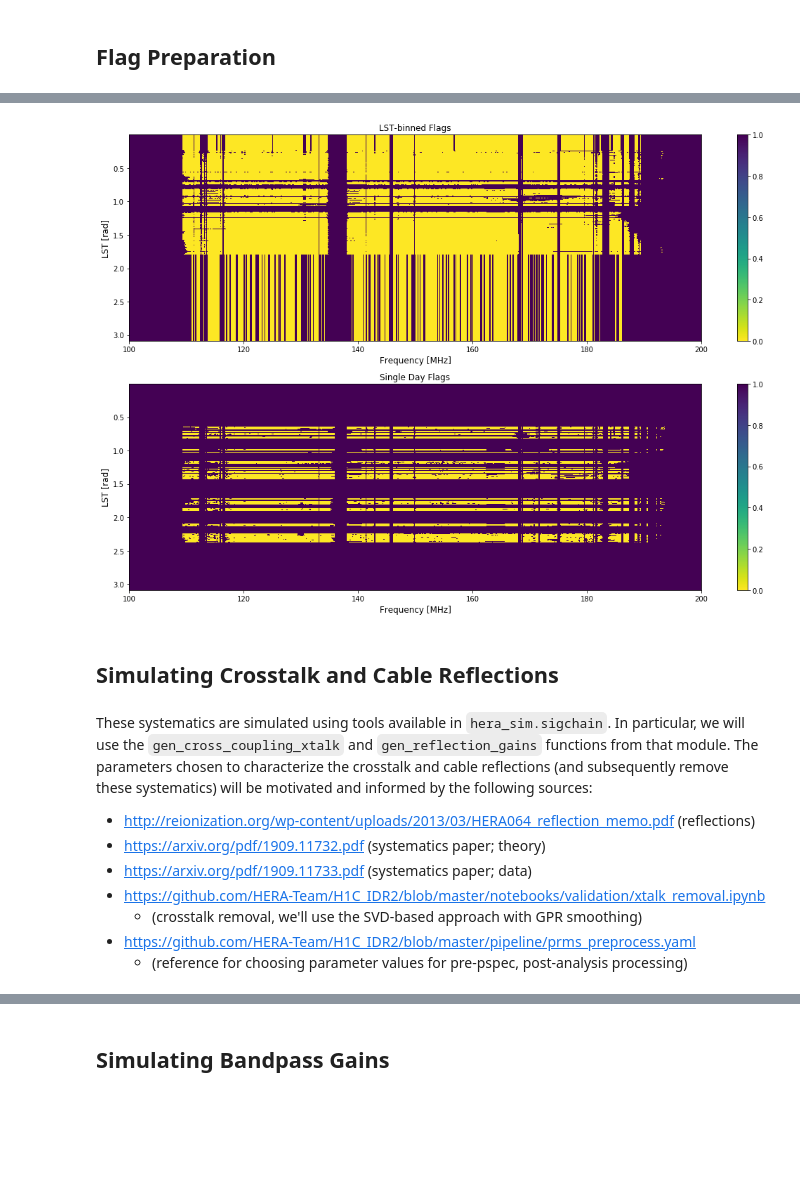
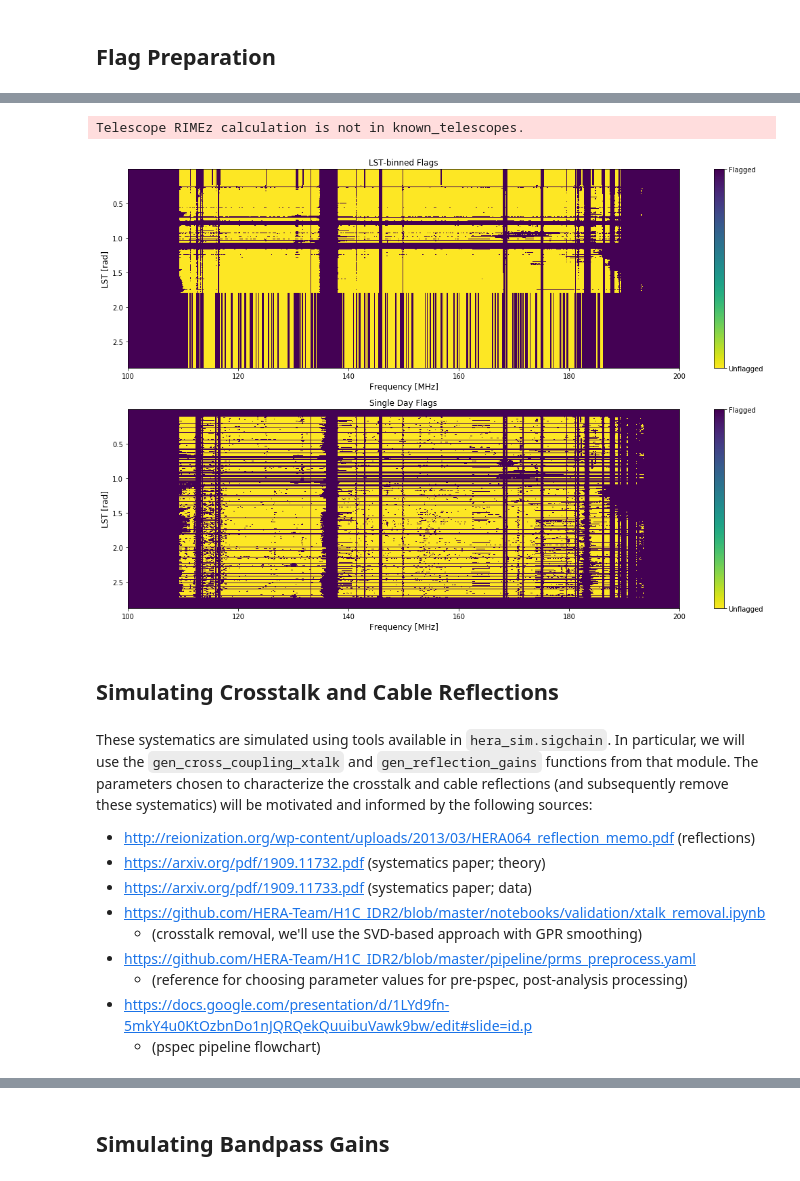
Before and after one commit to HERA-Team/hera-validation, a Jupyter notebook: test-series/3/test-3.2.0.ipynb, the cells around one changed output, grey strips where cells are left out. Cells and saved outputs as stored; diff of their text form; code cells hidden in the pictures; blank space fills up the shorter version.

Commit message:
Some minor updates. Changed reflections touse only one reflection per antenna. Updated how RFI flags are calculated from a single day.

```diff
--- a/test-series/3/test-3.2.0.ipynb
+++ b/test-series/3/test-3.2.0.ipynb
@@ -297,13 +270,0 @@ False
-# %%
-flags = np.zeros((uvc.Nfreqs, uvc.Ntimes), dtype=np.bool)
-for flags_ in uvc.flag_array[:,0,:,:,0]:
-    if np.all(flags_): continue
-    flags = np.logical_or(flags, flags_)
-flags = flags.T
-flag_lsts = pyuvdata.utils.get_lst_for_time(
-    np.unique(uvc.time_array), *uvd.telescope_location_lat_lon_alt_degrees
-)
-flag_lsts = (flag_lsts + np.pi) % (2 * np.pi) - np.pi
-flag_freqs = uvf.freq_array.flatten()
-flag_spline = RectBivariateSpline(flag_lsts, flag_freqs, flags, kx=1, ky=1)
-use_flags_v2 = flag_spline(lsts, freqs).astype(np.bool)
@@ -309,0 +285,3 @@ use_flags_v2 = flag_spline(lsts, freqs).astype(np.bool)
+# %%
+def wrap_lsts(lsts):
+    return (lsts + np.pi) % (2 * np.pi) - np.pi
@@ -310,22 +308,45 @@ use_flags_v2 = flag_spline(lsts, freqs).astype(np.bool)
+# %%
+flag_times = np.hstack(tuple([times_ for times_ in cal_smoother.cal_times.values()]))
+flag_freqs = list(cal_smoother.cal_freqs.values())[0]
+flag_lsts = pyuvdata.utils.get_lst_for_time(
+    flag_times, *uvd.telescope_location_lat_lon_alt_degrees
+)
+flag_lsts = wrap_lsts(flag_lsts)
+flags = np.ones((flag_times.size, flag_freqs.size), dtype=bool)
+for flags_ in cal_smoother.flag_grids.values():
+    flags = np.logical_and(flags, flags_)
+flag_spline_v2 = RectBivariateSpline(flag_lsts, flag_freqs, flags.astype(float), kx=1, ky=1)
+# %%
+uvd = UVData()
+uvd.read_uvh5(use_files)
+# %% [output]
+Telescope RIMEz calculation is not in known_telescopes.
+# %%
+lsts = np.unique(uvd.lst_array)
+freqs = uvd.freq_array.flatten()
+use_flags_v1 = flag_spline_v1(lsts, freqs).astype(np.bool)
+use_flags_v2 = flag_spline_v2(lsts, freqs).astype(np.bool)
 # %%
 fig = plt.figure(figsize=(15,10))
 ax1 = fig.add_subplot(211)
 ax2 = fig.add_subplot(212)
 ax1.set_title("LST-binned Flags", fontsize=12)
 ax2.set_title("Single Day Flags", fontsize=12)
 for ax in (ax1, ax2):
     ax.set_xlabel("Frequency [MHz]", fontsize=12)
     ax.set_ylabel("LST [rad]", fontsize=12)
 cmap = "viridis_r"
 extent = (freqs.min() / 1e6, freqs.max() / 1e6, lsts.max(), lsts.min())
 cax1 = ax1.imshow(use_flags_v1.astype(float), aspect='auto', extent=extent, cmap=cmap)
 cax2 = ax2.imshow(use_flags_v2.astype(float), aspect='auto', extent=extent, cmap=cmap)
 for ax, cax in zip((ax1, ax2), (cax1, cax2)):
     fig.sca(ax)
-    _ = fig.colorbar(cax)
+    cbar = fig.colorbar(cax)
+    cbar.set_ticks((0,1))
+    cbar.set_ticklabels(("Unflagged", "Flagged"))
 
 fig.tight_layout()
 # %% [output]
-[figure, old version]
+[figure, new version]
 # %% [markdown]
 ## Simulating Crosstalk and Cable Reflections
@@ -338,6 +373,8 @@ These systematics are simulated using tools available in `hera_sim.sigchain`. In
     * (crosstalk removal, we'll use the SVD-based approach with GPR smoothing)
 * https://github.com/HERA-Team/H1C_IDR2/blob/master/pipeline/prms_preprocess.yaml
     * (reference for choosing parameter values for pre-pspec, post-analysis processing)
+* https://docs.google.com/presentation/d/1LYd9fn-5mkY4u0KtOzbnDo1nJQRQekQuuibuVawk9bw/edit#slide=id.p
+    * (pspec pipeline flowchart)
 # %%
 # choose a baseline
 cross_bl = (0,0)
```
Also changed, not shown: parts of 31 cells of this notebook.
